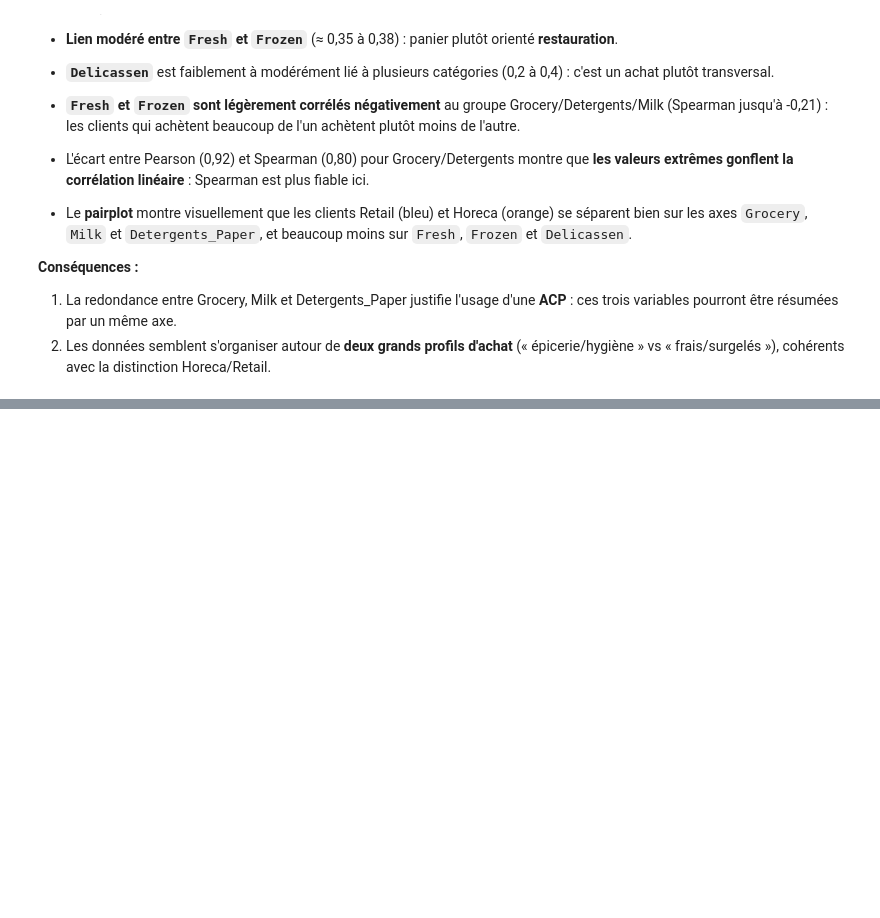
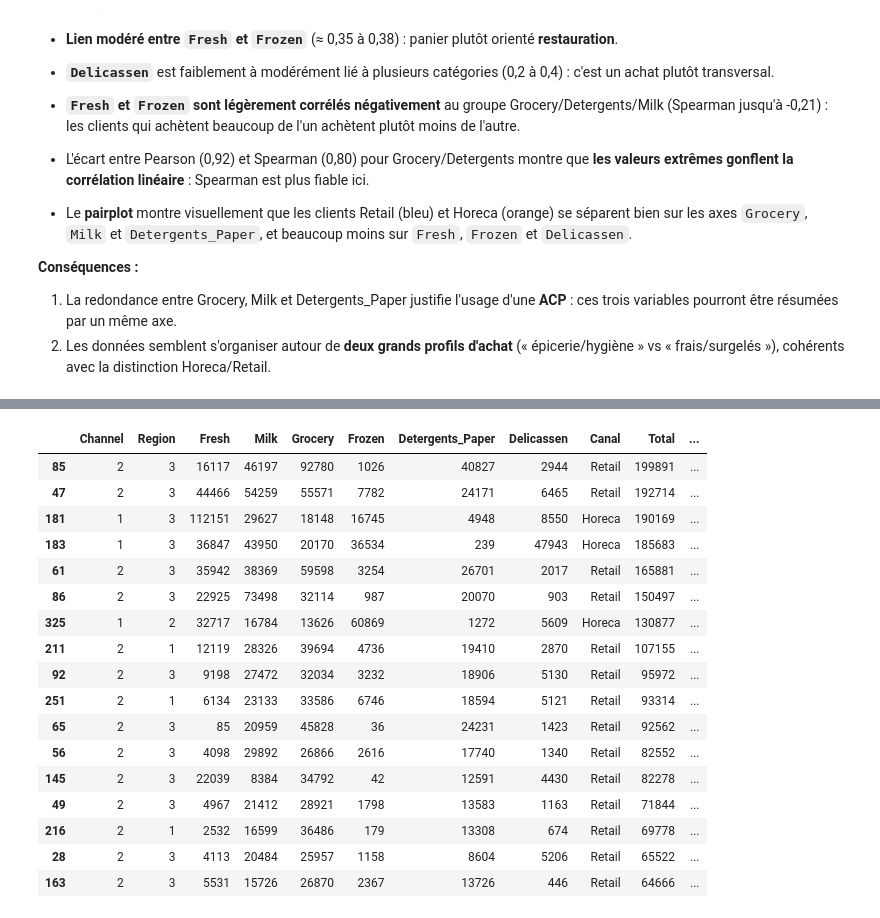
Before and after one commit to rokhayacoumbadiouf-bit/Segmentation_Client_ML, a Jupyter notebook: P1IA_ODC/projet_machine_learning/segmentaion_client.ipynb, the cells around one changed output, grey strips where cells are left out. Saved outputs shown, nothing was run; the diff lists cells and outputs as text; code cells hidden in the pictures; blank space fills up the shorter version.

```diff
--- a/P1IA_ODC/projet_machine_learning/segmentaion_client.ipynb
+++ b/P1IA_ODC/projet_machine_learning/segmentaion_client.ipynb
@@ -569,0 +579,17 @@ plt.show()
+# %%
+def detect_outliers_iqr(data, cols, k=1.5):
+    """Retourne un DataFrame booléen (True = valeur aberrante) et les bornes de Tukey."""
+    q1 = data[cols].quantile(0.25)
+    q3 = data[cols].quantile(0.75)
+    iqr = q3 - q1
+    lower, upper = q1 - k * iqr, q3 + k * iqr
+    mask = (data[cols] < lower) | (data[cols] > upper)
+    bounds = pd.DataFrame({"Borne basse": lower, "Borne haute": upper})
+    return mask, bounds
+
+outliers_mask, bounds = detect_outliers_iqr(df, SPEND_COLS)
+
+resume = bounds.copy()
+resume["Nb aberrants"] = outliers_mask.sum()
+resume["% clients"] = (outliers_mask.mean() * 100).round(1)
+resume
@@ -569,0 +604,16 @@ plt.show()
+# %%
+# Combien de variables aberrantes par client ?
+nb_outliers_client = outliers_mask.sum(axis=1)
+
+print(f"Clients avec au moins 1 valeur aberrante : {(nb_outliers_client > 0).sum()} "
+      f"({(nb_outliers_client > 0).mean() * 100:.1f} % des clients)\n")
+print("Répartition selon le nombre de variables aberrantes :")
+print(nb_outliers_client.value_counts().sort_index().rename_axis("Nb variables").to_frame("Nb clients"))
+
+# Poids de ces clients dans le chiffre d'affaires
+df_total = df[SPEND_COLS].sum(axis=1)
+part_ca = df_total[nb_outliers_client > 0].sum() / df_total.sum() * 100
+print(f"\nPart des dépenses totales réalisée par ces clients : {part_ca:.1f} %")
+
+print("\nCanal des clients avec au moins une valeur aberrante :")
+print(df.loc[nb_outliers_client > 0, "Channel"].map(channel_map).value_counts())
@@ -569,0 +667,26 @@ plt.show()
+# %%
+# Clients aberrants sur au moins 3 variables
+multi_outliers = df[nb_outliers_client >= 3].copy()
+multi_outliers["Canal"] = multi_outliers["Channel"].map(channel_map)
+multi_outliers["Total"] = df_total[multi_outliers.index]
+multi_outliers["Nb var. aberrantes"] = nb_outliers_client[multi_outliers.index]
+multi_outliers.sort_values("Total", ascending=False)
+# %% [output]
+|  | Channel | Region | Fresh | Milk | Grocery | Frozen | Detergents_Paper | Delicassen | Canal | Total | ... |
+| 85 | 2 | 3 | 16117 | 46197 | 92780 | 1026 | 40827 | 2944 | Retail | 199891 | ... |
+| 47 | 2 | 3 | 44466 | 54259 | 55571 | 7782 | 24171 | 6465 | Retail | 192714 | ... |
+| 181 | 1 | 3 | 112151 | 29627 | 18148 | 16745 | 4948 | 8550 | Horeca | 190169 | ... |
+| 183 | 1 | 3 | 36847 | 43950 | 20170 | 36534 | 239 | 47943 | Horeca | 185683 | ... |
+| 61 | 2 | 3 | 35942 | 38369 | 59598 | 3254 | 26701 | 2017 | Retail | 165881 | ... |
+| 86 | 2 | 3 | 22925 | 73498 | 32114 | 987 | 20070 | 903 | Retail | 150497 | ... |
+| 325 | 1 | 2 | 32717 | 16784 | 13626 | 60869 | 1272 | 5609 | Horeca | 130877 | ... |
+| 211 | 2 | 1 | 12119 | 28326 | 39694 | 4736 | 19410 | 2870 | Retail | 107155 | ... |
+| 92 | 2 | 3 | 9198 | 27472 | 32034 | 3232 | 18906 | 5130 | Retail | 95972 | ... |
+| 251 | 2 | 1 | 6134 | 23133 | 33586 | 6746 | 18594 | 5121 | Retail | 93314 | ... |
+| 65 | 2 | 3 | 85 | 20959 | 45828 | 36 | 24231 | 1423 | Retail | 92562 | ... |
+| 56 | 2 | 3 | 4098 | 29892 | 26866 | 2616 | 17740 | 1340 | Retail | 82552 | ... |
+| 145 | 2 | 3 | 22039 | 8384 | 34792 | 42 | 12591 | 4430 | Retail | 82278 | ... |
+| 49 | 2 | 3 | 4967 | 21412 | 28921 | 1798 | 13583 | 1163 | Retail | 71844 | ... |
+| 216 | 2 | 1 | 2532 | 16599 | 36486 | 179 | 13308 | 674 | Retail | 69778 | ... |
+| 28 | 2 | 3 | 4113 | 20484 | 25957 | 1158 | 8604 | 5206 | Retail | 65522 | ... |
+| 163 | 2 | 3 | 5531 | 15726 | 26870 | 2367 | 13726 | 446 | Retail | 64666 | ... |
```
Also changed, not shown: parts of 14 cells of this notebook.
